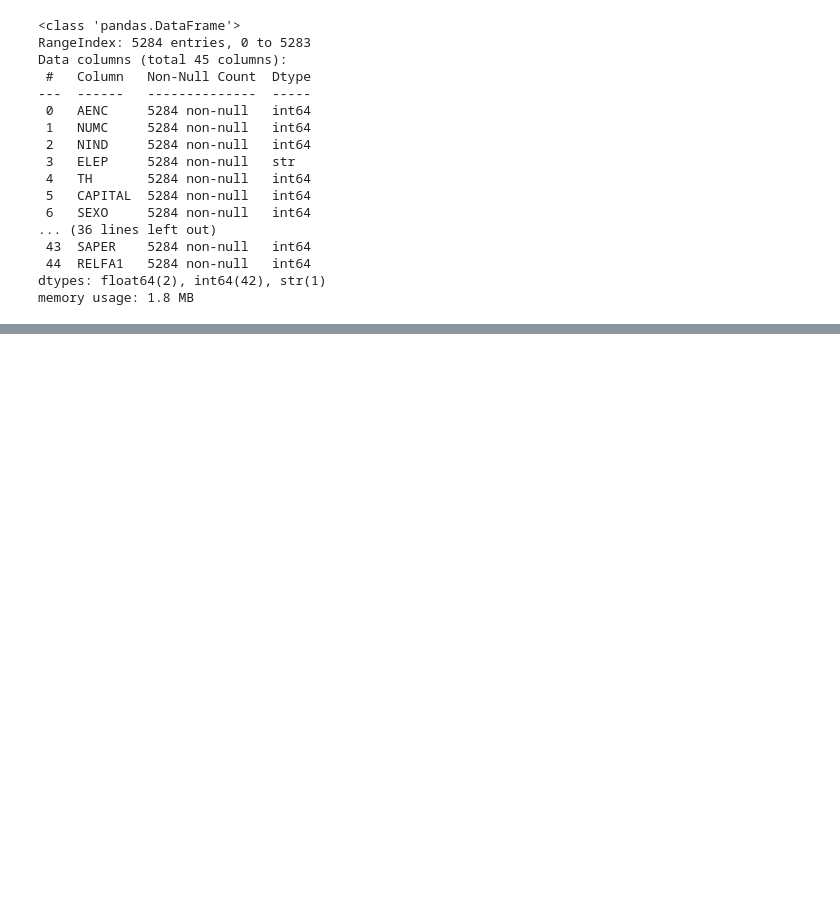
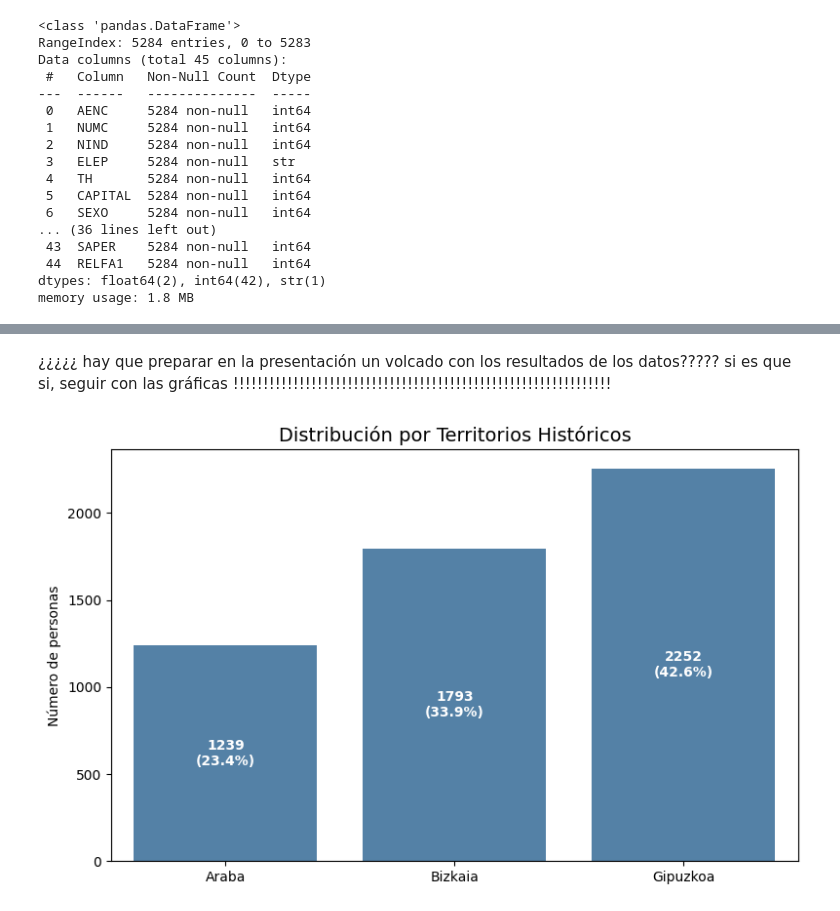
Before and after one commit to Leire2026/Proyecto_Machine_Learning, a Jupyter notebook: Proyecto_Final_ML/2_Notebooks/2_EDA_y_Limpieza.ipynb, the cells around one changed output, grey strips where cells are left out. Saved outputs shown, nothing was run; the diff lists cells and outputs as text; code cells hidden in the pictures; blank space fills up the shorter version.

```diff
--- a/Proyecto_Final_ML/2_Notebooks/2_EDA_y_Limpieza.ipynb
+++ b/Proyecto_Final_ML/2_Notebooks/2_EDA_y_Limpieza.ipynb
@@ -93,0 +314,52 @@ df.describe(include='all').T
+# %% [markdown]
+¿¿¿¿¿ hay que preparar en la presentación un volcado con los resultados de los datos????? si es que si, seguir con las gráficas !!!!!!!!!!!!!!!!!!!!!!!!!!!!!!!!!!!!!!!!!!!!!!!!!!!!!!!!!!!!!!!
+# %%
+
+# Frecuencias
+freq = df_limp['Terr_hist'].value_counts().sort_index()
+
+# Etiquetas (modifícalas manualmente)
+etiquetas = [
+    'Araba',
+    'Bizkaia',
+    'Gipuzkoa'
+]
+
+# Total de registros
+total = freq.sum()
+
+# Crear gráfico
+plt.figure(figsize=(8, 5))
+
+ax = sns.barplot(
+    x=etiquetas,
+    y=freq.values,
+    color='steelblue'
+)
+
+# Título personalizado
+plt.title('Distribución por Territorios Históricos', fontsize=14)
+
+plt.xlabel('')
+plt.ylabel('Número de personas')
+
+# Añadir frecuencia y porcentaje sobre cada barra
+for i, valor in enumerate(freq.values):
+
+    porcentaje = valor / total * 100
+
+    ax.text(
+        i,
+        valor * 0.5,
+        f'{valor}\n({porcentaje:.1f}%)',
+        ha='center',
+        va='center',
+        color='white',
+        fontsize=10,
+        fontweight='bold'
+    )
+
+plt.tight_layout()
+plt.show()
+# %% [output]
+[figure, added]
```
Also changed, not shown: parts of 23 cells of this notebook, 1 other file.
